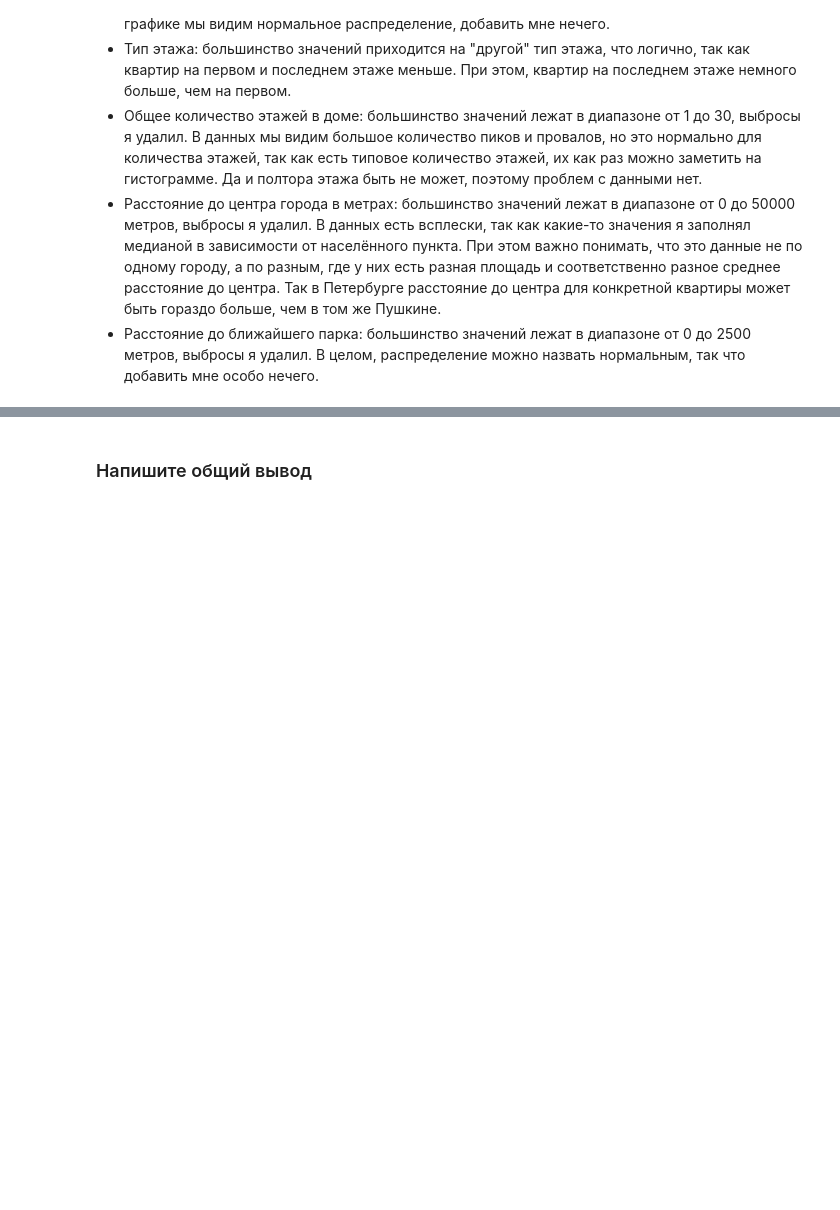
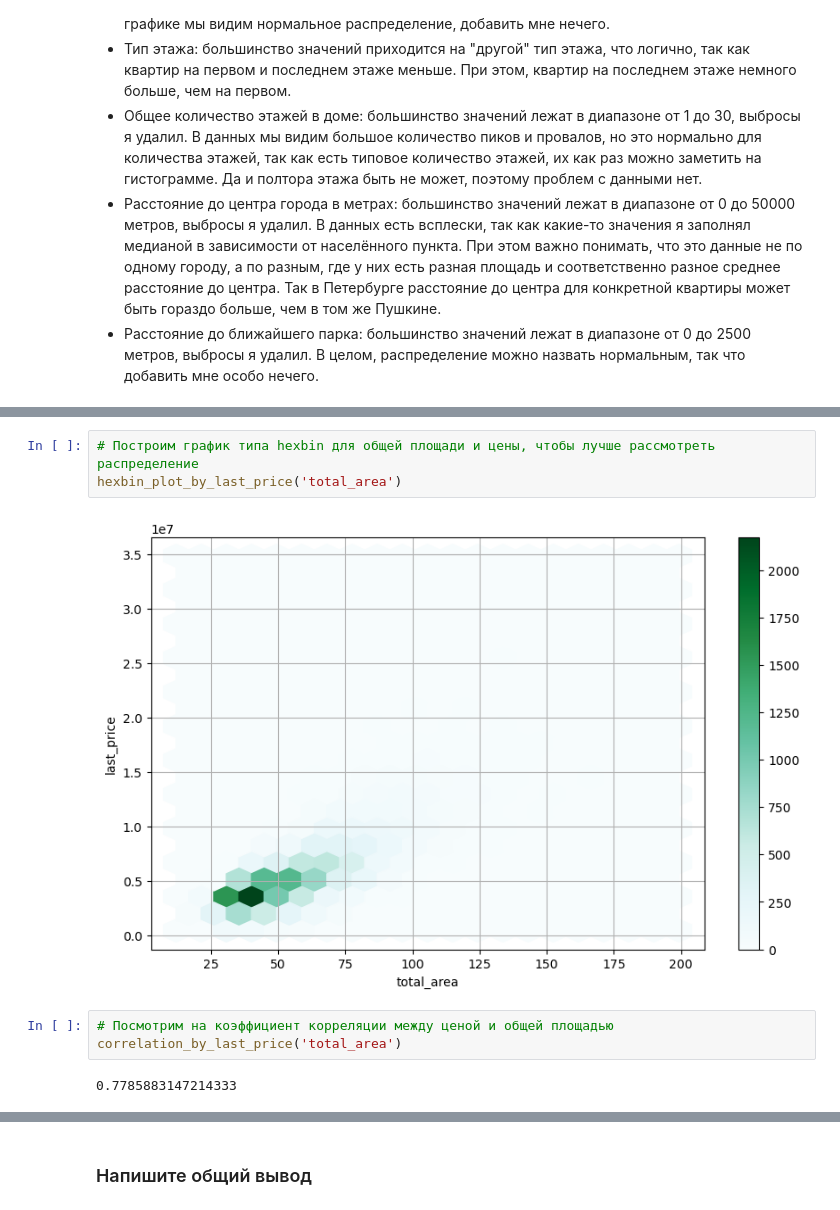
Before and after one commit to sudobooo/real_estate_project, a Jupyter notebook: project_ds_3.ipynb, the cells around one changed output, grey strips where cells are left out. Cells and saved outputs as stored; diff of their text form; blank space fills up the shorter version.

```diff
--- a/project_ds_3.ipynb
+++ b/project_ds_3.ipynb
@@ -888,0 +952,10 @@ preprocessed_data = preprocessed_data.query('parks_nearest_meters < 2500')
+# %%
+# Построим график типа hexbin для общей площади и цены, чтобы лучше рассмотреть распределение
+hexbin_plot_by_last_price('total_area')
+# %% [output]
+[figure, added]
+# %%
+# Посмотрим на коэффициент корреляции между ценой и общей площадью
+correlation_by_last_price('total_area')
+# %% [output]
+0.7785883147214333
```
Also changed, not shown: parts of 27 cells of this notebook.
